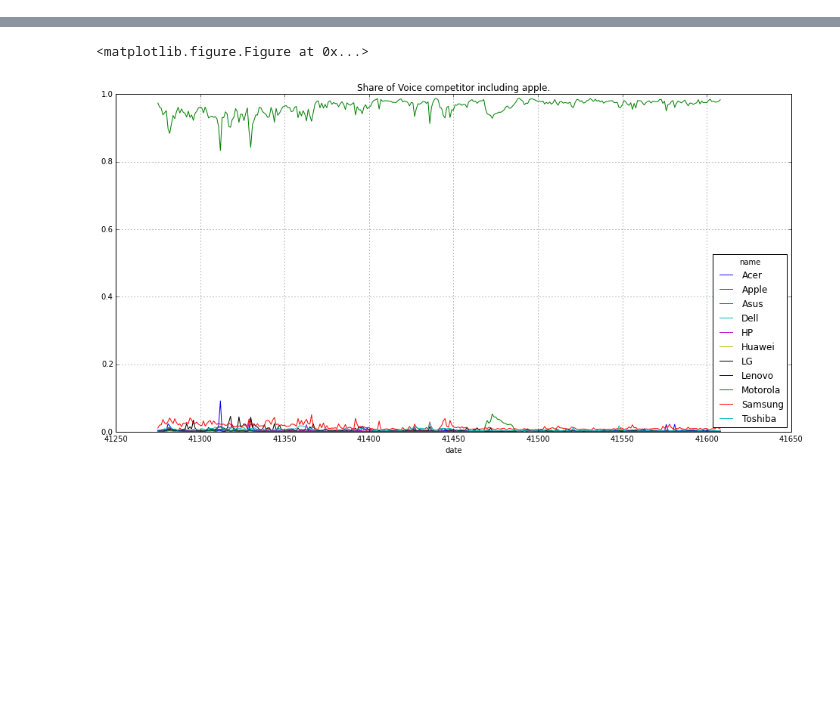
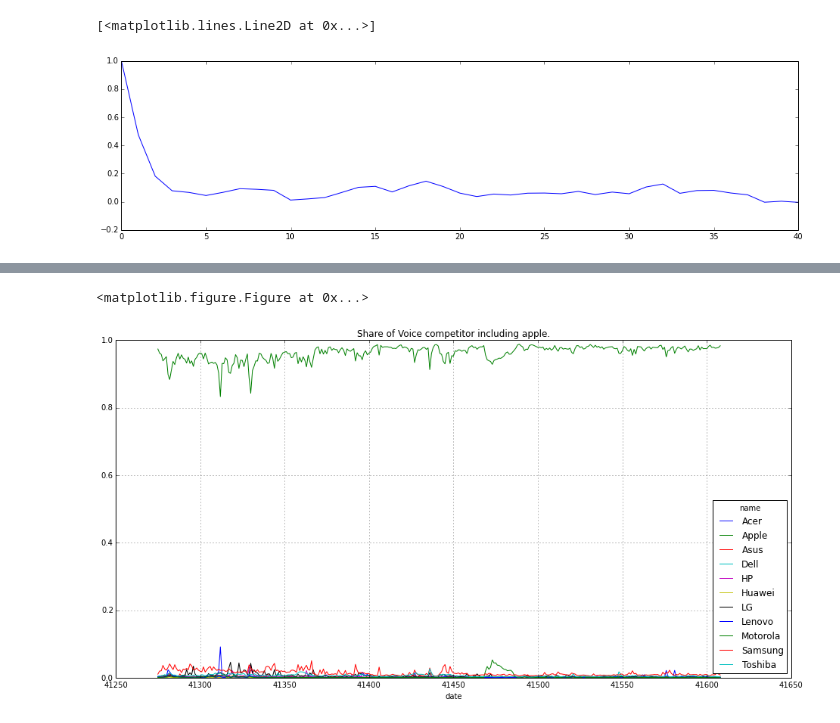
Before and after one commit to maciejATcosphere/paper-mind, a Jupyter notebook: paper_mind/courses/pandas/dell-SOV-data-preparation.ipynb, the cells around one changed output, grey strips where cells are left out. Drawn from its saved outputs; the diff is of its cells as text; code cells hidden in the pictures; blank space fills up the shorter version.

```diff
--- a/paper_mind/courses/pandas/dell-SOV-data-preparation.ipynb
+++ b/paper_mind/courses/pandas/dell-SOV-data-preparation.ipynb
@@ -189,0 +154,12 @@ Index([u'date', u'name', u'name_count', u'SOV', u'sentiment', u'sentiment_count'
+# %%
+# plt.plot(cross_correlation);
+plt.figure(figsize=(16, 4))
+D = lambda x: x - x.shift(1)
+
+# plt.plot(pd.rolling_corr(df.like.shift(-9), df.SOV, 14));
+# plt.plot(D(D(D(df.SOV))))
+
+plt.plot(sm.tsa.stattools.acf(df.SOV))
+# %% [output]
+[<matplotlib.lines.Line2D at 0x...>]
+[figure, added]
```
Also changed, not shown: parts of 15 cells of this notebook.
